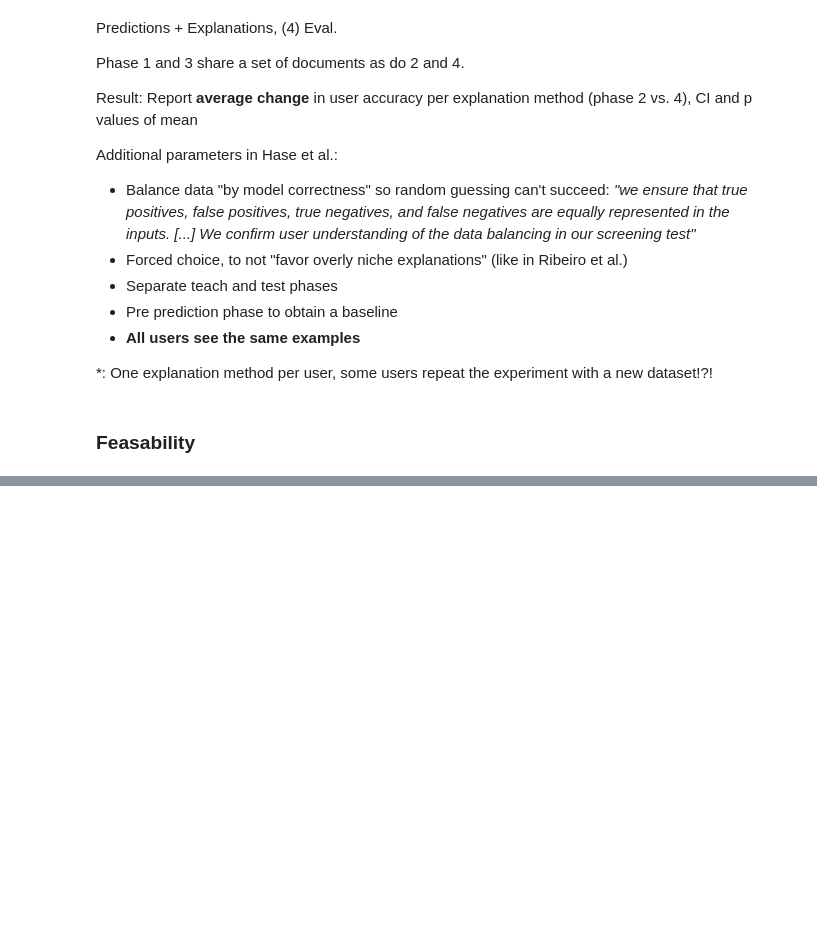
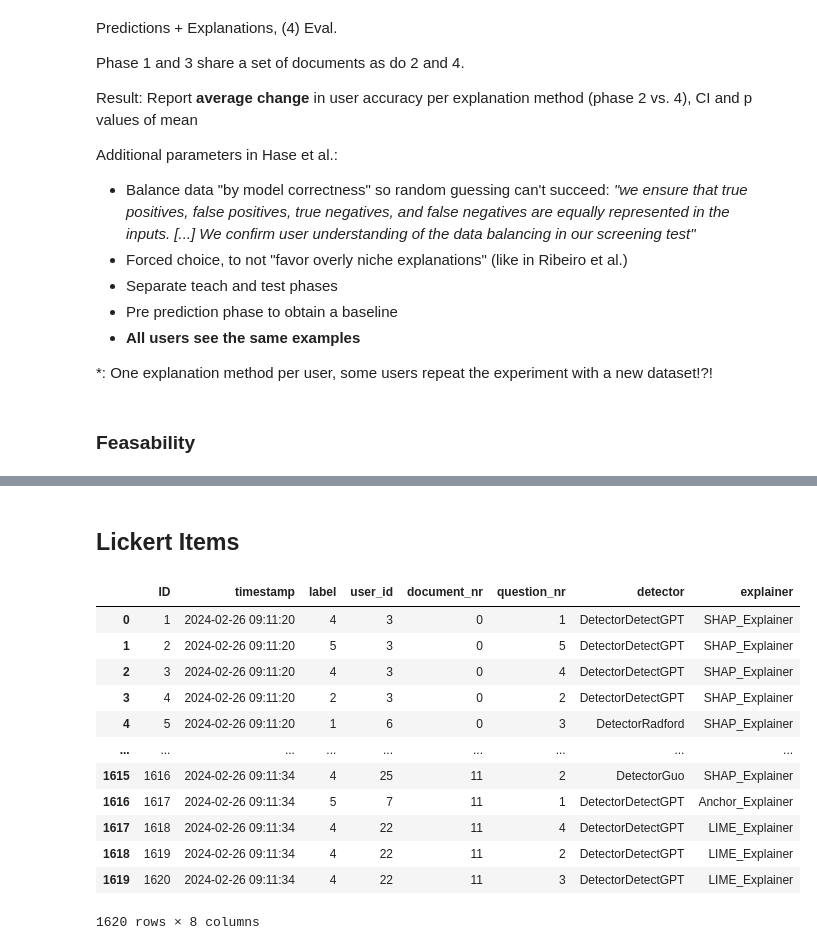
Before and after one commit to loris3/evaluation_explanation_quality, a Jupyter notebook: simulatability.ipynb, the cells around one changed output, grey strips where cells are left out. Drawn from its saved outputs; the diff is of its cells as text; code cells hidden in the pictures; blank space fills up the shorter version.

```diff
--- a/simulatability.ipynb
+++ b/simulatability.ipynb
@@ -281,0 +331,19 @@ get_aggregate_results(["explainer", "detector"], "resultsuserstudyexplainerdetec
+# %% [markdown]
+## Lickert Items
+# %%
+df_phase_3 = pd.read_sql_query("SELECT responses_phase_3.*, users.detector, users.explainer FROM responses_phase_3 INNER JOIN users ON responses_phase_3.user_id = users.ID", connection)
+df_phase_3
+# %% [output]
+|  | ID | timestamp | label | user_id | document_nr | question_nr | detector | explainer |
+| 0 | 1 | 2024-02-26 09:11:20 | 4 | 3 | 0 | 1 | DetectorDetectGPT | SHAP_Explainer |
+| 1 | 2 | 2024-02-26 09:11:20 | 5 | 3 | 0 | 5 | DetectorDetectGPT | SHAP_Explainer |
+| 2 | 3 | 2024-02-26 09:11:20 | 4 | 3 | 0 | 4 | DetectorDetectGPT | SHAP_Explainer |
+| 3 | 4 | 2024-02-26 09:11:20 | 2 | 3 | 0 | 2 | DetectorDetectGPT | SHAP_Explainer |
+| 4 | 5 | 2024-02-26 09:11:20 | 1 | 6 | 0 | 3 | DetectorRadford | SHAP_Explainer |
+| ... | ... | ... | ... | ... | ... | ... | ... | ... |
+| 1615 | 1616 | 2024-02-26 09:11:34 | 4 | 25 | 11 | 2 | DetectorGuo | SHAP_Explainer |
+| 1616 | 1617 | 2024-02-26 09:11:34 | 5 | 7 | 11 | 1 | DetectorDetectGPT | Anchor_Explainer |
+| 1617 | 1618 | 2024-02-26 09:11:34 | 4 | 22 | 11 | 4 | DetectorDetectGPT | LIME_Explainer |
+| 1618 | 1619 | 2024-02-26 09:11:34 | 4 | 22 | 11 | 2 | DetectorDetectGPT | LIME_Explainer |
+| 1619 | 1620 | 2024-02-26 09:11:34 | 4 | 22 | 11 | 3 | DetectorDetectGPT | LIME_Explainer |
+1620 rows × 8 columns
```
Also changed, not shown: parts of 30 cells of this notebook, 8 other files.
